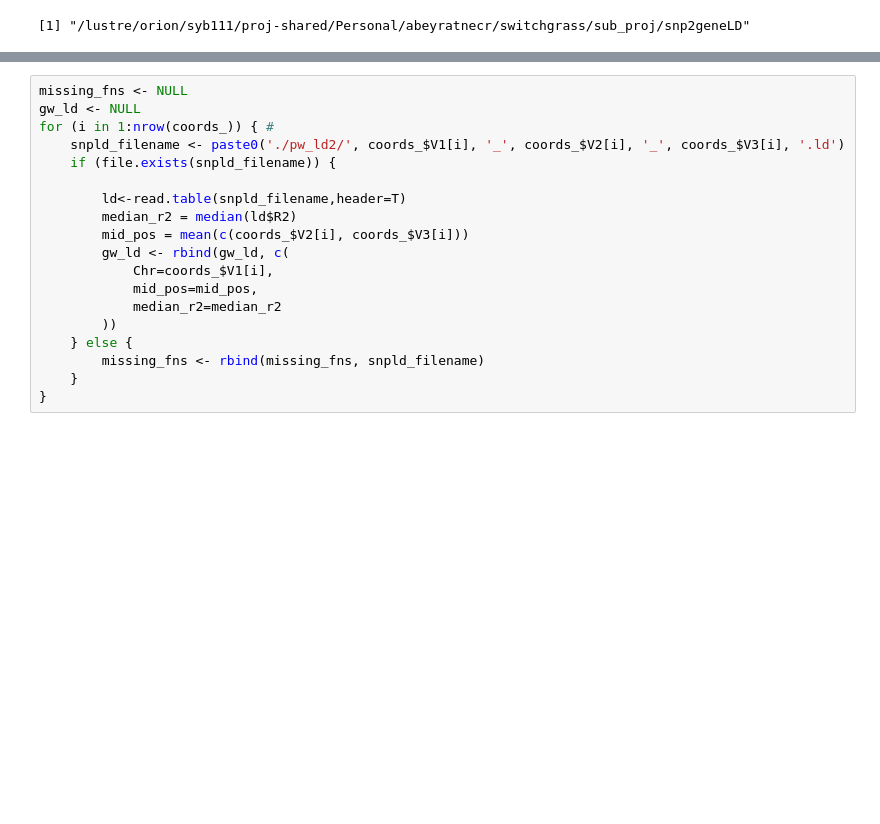
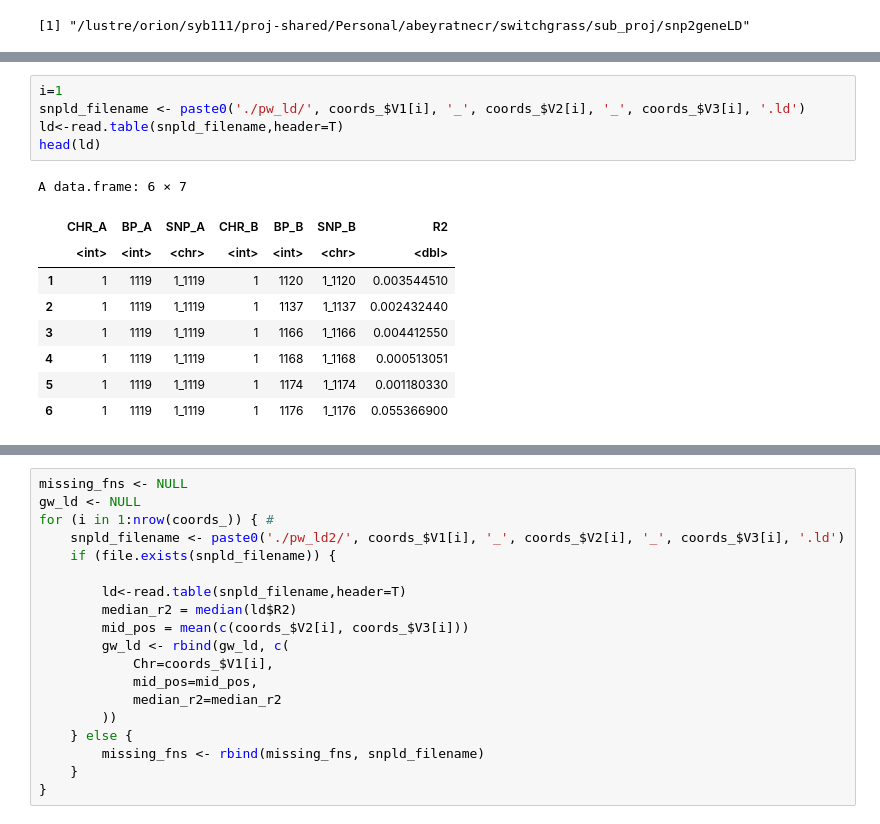
Before and after one commit to roshanabeyratne/snp2geneLD, a Jupyter notebook: gw_ld.ipynb, the cells around one changed output, grey strips where cells are left out. Cells and saved outputs as stored; diff of their text form; blank space fills up the shorter version.

```diff
--- a/gw_ld.ipynb
+++ b/gw_ld.ipynb
@@ -39,0 +60,15 @@ A data.frame: 20 × 3
+# %%
+i=1
+snpld_filename <- paste0('./pw_ld/', coords_$V1[i], '_', coords_$V2[i], '_', coords_$V3[i], '.ld')
+ld<-read.table(snpld_filename,header=T)
+head(ld)
+# %% [output]
+A data.frame: 6 × 7
+|  | CHR_A | BP_A | SNP_A | CHR_B | BP_B | SNP_B | R2 |
+|  | <int> | <int> | <chr> | <int> | <int> | <chr> | <dbl> |
+| 1 | 1 | 1119 | 1_1119 | 1 | 1120 | 1_1120 | 0.003544510 |
+| 2 | 1 | 1119 | 1_1119 | 1 | 1137 | 1_1137 | 0.002432440 |
+| 3 | 1 | 1119 | 1_1119 | 1 | 1166 | 1_1166 | 0.004412550 |
+| 4 | 1 | 1119 | 1_1119 | 1 | 1168 | 1_1168 | 0.000513051 |
+| 5 | 1 | 1119 | 1_1119 | 1 | 1174 | 1_1174 | 0.001180330 |
+| 6 | 1 | 1119 | 1_1119 | 1 | 1176 | 1_1176 | 0.055366900 |
```
Also changed, not shown: parts of 3 cells of this notebook, 15 other files.
